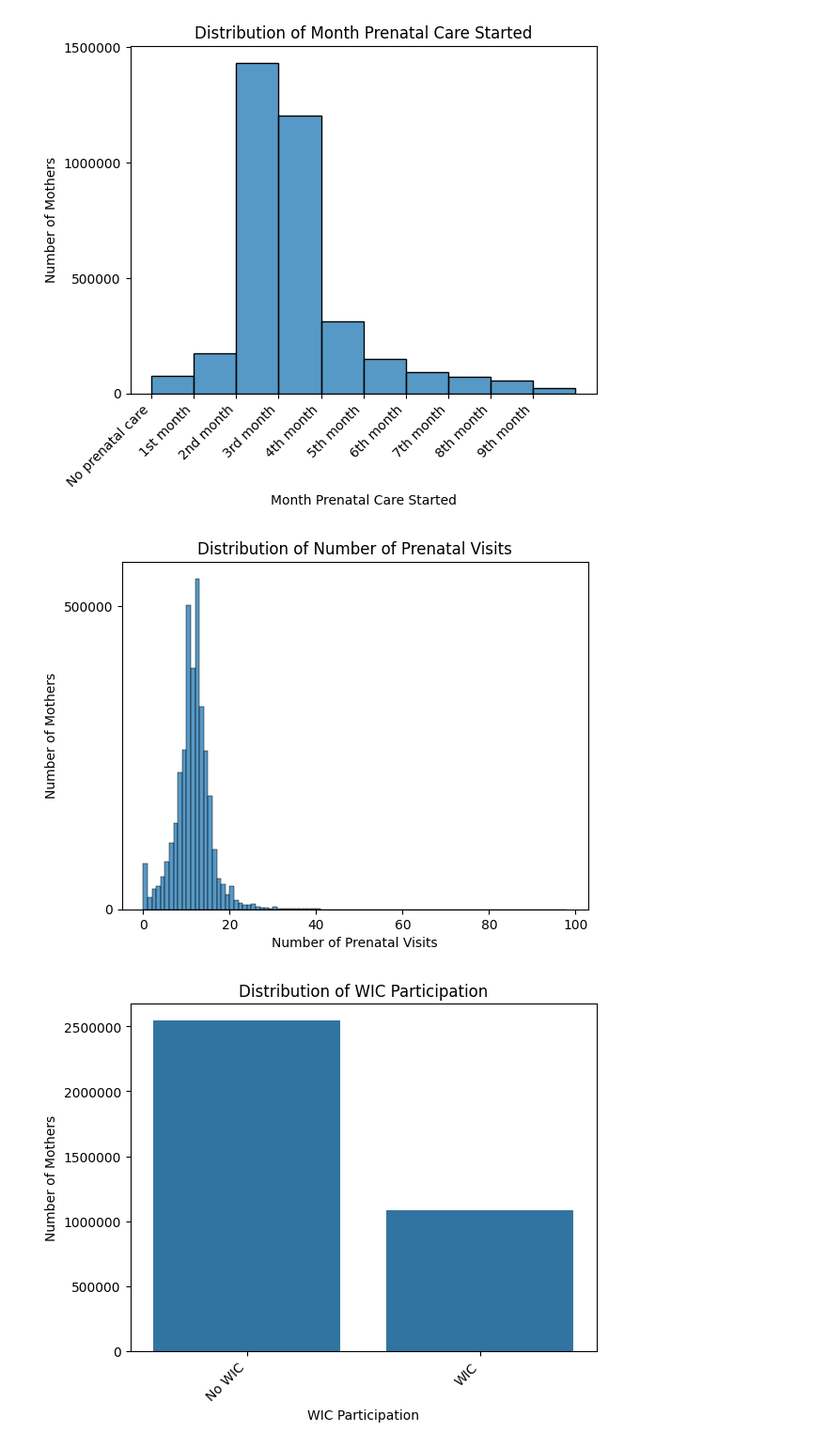
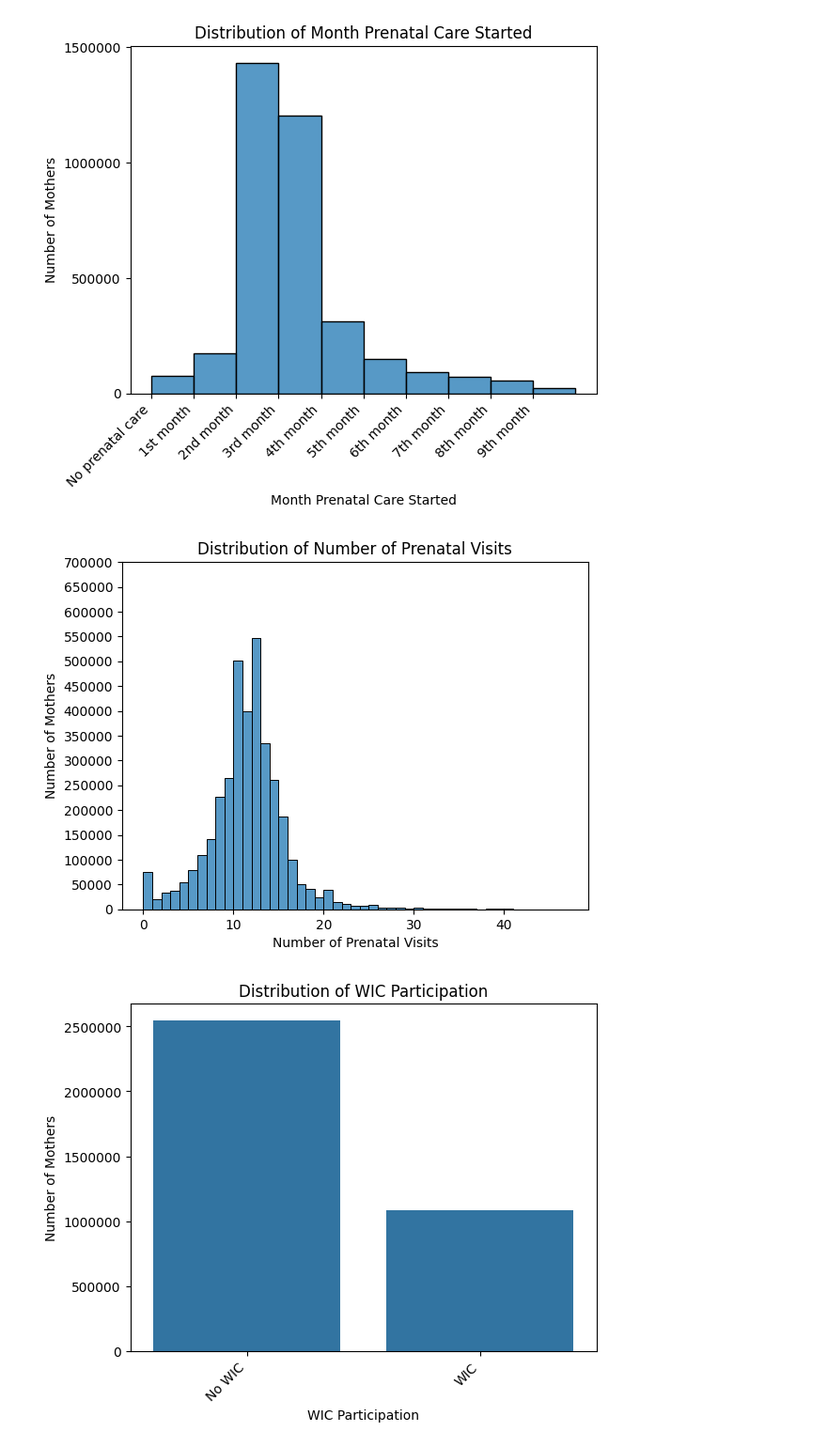
Before and after one commit to shroommu/natality-stats, a Jupyter notebook: dev/notebooks/04_visualizations.ipynb, the cells around one changed output. Shown at 94% size. Saved outputs shown, nothing was run; the diff lists cells and outputs as text; code cells hidden in the pictures.

```diff
--- a/dev/notebooks/exploratory/02_visualizations.ipynb
+++ b/dev/notebooks/04_visualizations.ipynb
@@ -22,7 +24,7 @@ if not path.isdir("../../data/processed/json"):
 # %% [markdown]
 ### 1. Load Data
 # %%
-df = pd.read_parquet("../../data/processed/natality_2021_cleaned.parquet")
+df = pd.read_parquet(f"../../data/{year}/processed/natality_{year}_cleaned.parquet")
 # %%
 head = df.head()
 # %%
@@ -344,30 +351,31 @@ plt.show()
 [figure]
 # %%
 number_of_prenatal_visits_value_counts = (
-    df["number_of_prenatal_visits"].value_counts(sort=False).sort_index()
+    df["number_of_prenatal_visits"][df["number_of_prenatal_visits"] < 48]
+    .value_counts(sort=False)
+    .sort_index()
 )
-number_of_prenatal_visits_value_counts = number_of_prenatal_visits_value_counts.drop(99)
 
 number_of_prenatal_visits_value_counts.to_json(
-    "../../data/processed/json/number_of_prenatal_visits.json"
+    f"../../data/{year}/processed/json/number_of_prenatal_visits_{year}.json"
 )
 
 number_of_prenatal_visits_histogram_ax = sns.histplot(
     x=number_of_prenatal_visits_value_counts.index,
     weights=number_of_prenatal_visits_value_counts.values,
     binwidth=1,
 )
 number_of_prenatal_visits_histogram_ax.set_title(
     "Distribution of Number of Prenatal Visits"
 )
 number_of_prenatal_visits_histogram_ax.set_xlabel("Number of Prenatal Visits")
 number_of_prenatal_visits_histogram_ax.set_ylabel("Number of Mothers")
 number_of_prenatal_visits_histogram_ax.set_yticks(
-    np.arange(0, 1000000, 500000), labels=np.arange(0, 1000000, 500000)
+    np.arange(0, 750000, 50000), labels=np.arange(0, 750000, 50000)
 )
 plt.show()
 # %% [output]
-[figure, old version]
+[figure, new version]
 # %%
 WIC_value_counts = df["WIC"].value_counts(sort=False)
 
```
Also changed, not shown: parts of 17 cells of this notebook, 5 other files.
